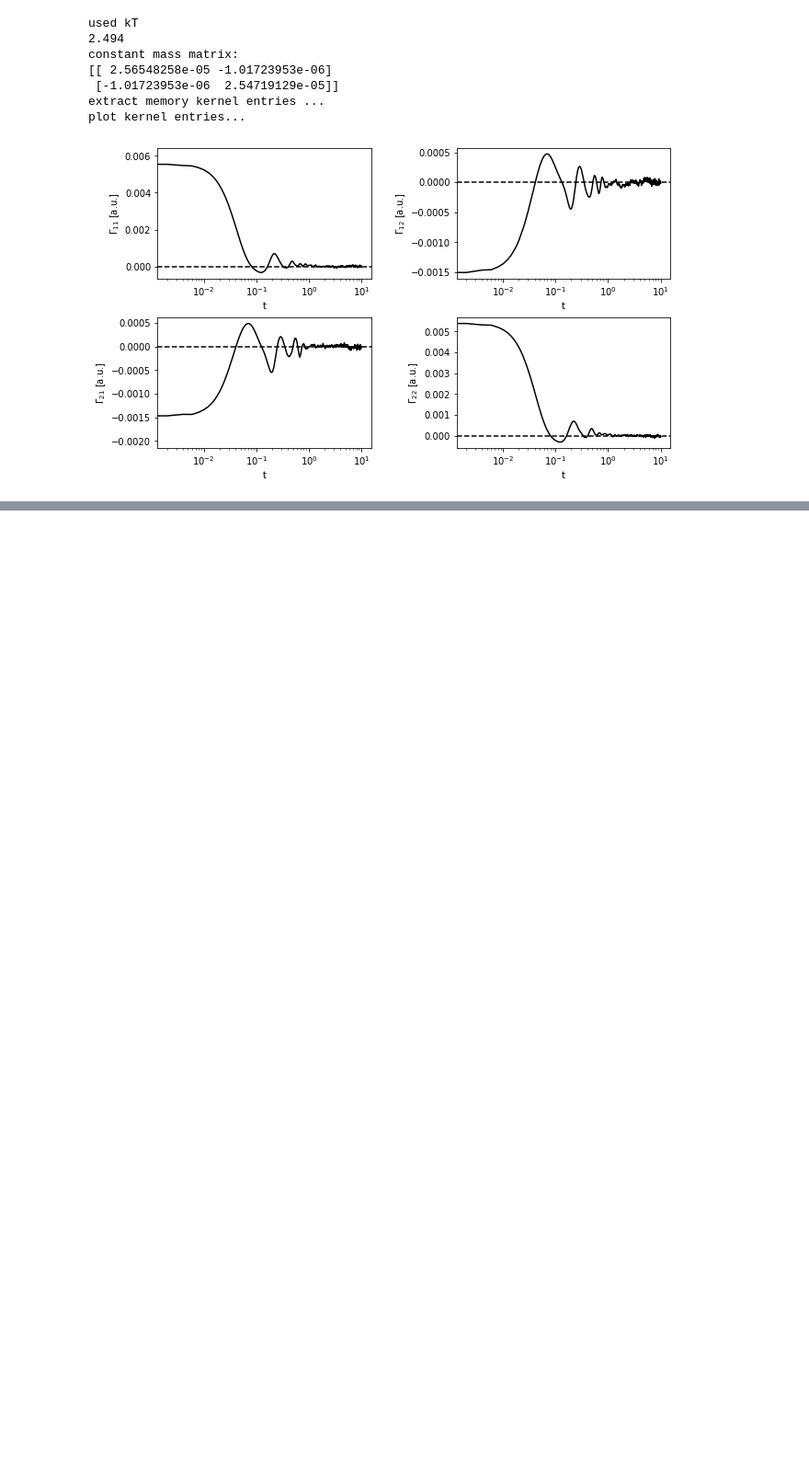
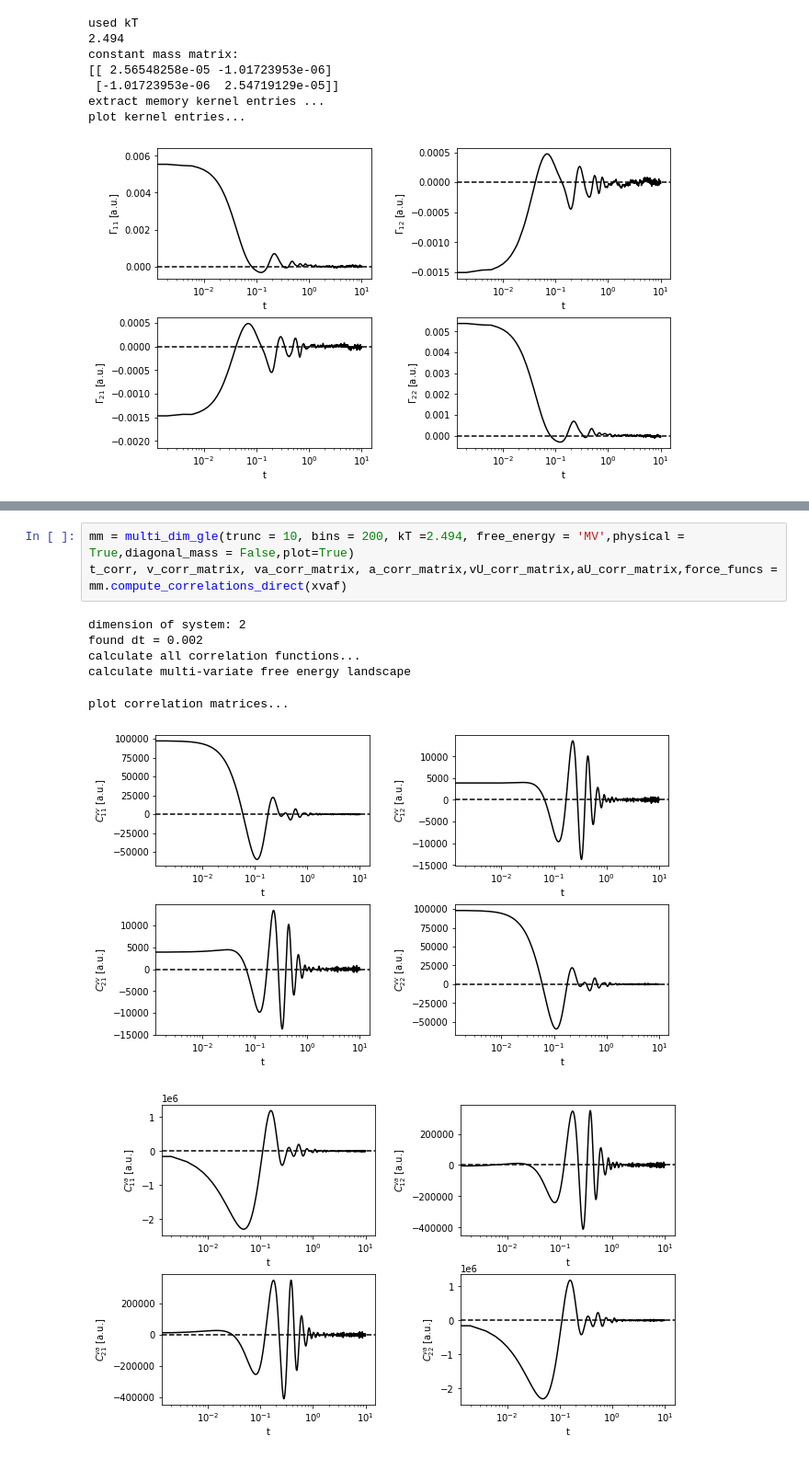
Before and after one commit to luca-pythia/multimems, a Jupyter notebook: example/example_extraction.ipynb, the cells around one changed output, grey strips where cells are left out. Shown at 92% size. Cells and saved outputs as stored; diff of their text form; blank space fills up the shorter version.

```diff
--- a/example/example_extraction.ipynb
+++ b/example/example_extraction.ipynb
@@ -136,0 +182,11 @@ plot kernel entries...
+# %%
+mm = multi_dim_gle(trunc = 10, bins = 200, kT =2.494, free_energy = 'MV',physical = True,diagonal_mass = False,plot=True)
+t_corr, v_corr_matrix, va_corr_matrix, a_corr_matrix,vU_corr_matrix,aU_corr_matrix,force_funcs = mm.compute_correlations_direct(xvaf)
+# %% [output]
+dimension of system: 2
+found dt = 0.002
+calculate all correlation functions...
+calculate multi-variate free energy landscape
+plot correlation matrices...
+[figure, added]
+[figure, added]
```
Also changed, not shown: parts of 15 cells of this notebook, 1 other file.
